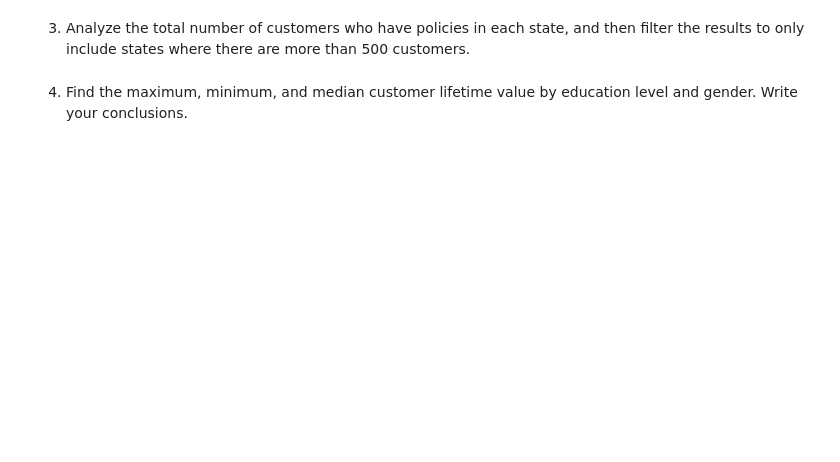
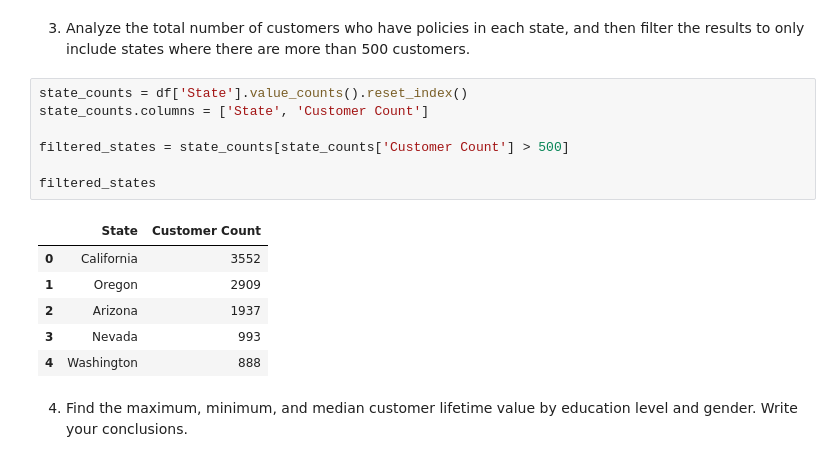
Before and after one commit to data-bootcamp-v4/lab-dw-data-aggregation-and-filtering, a Jupyter notebook: lab-dw-aggregating.ipynb, the cells around one changed output. Cells and saved outputs as stored; diff of their text form; blank space fills up the shorter version.

```diff
--- a/lab-dw-aggregating.ipynb
+++ b/lab-dw-aggregating.ipynb
@@ -27,4 +59,18 @@ df.head()
 # %% [markdown]
 3. Analyze the total number of customers who have policies in each state, and then filter the results to only include states where there are more than 500 customers.
+# %%
+state_counts = df['State'].value_counts().reset_index()
+state_counts.columns = ['State', 'Customer Count']
+
+filtered_states = state_counts[state_counts['Customer Count'] > 500]
+
+filtered_states
+# %% [output]
+|  | State | Customer Count |
+| 0 | California | 3552 |
+| 1 | Oregon | 2909 |
+| 2 | Arizona | 1937 |
+| 3 | Nevada | 993 |
+| 4 | Washington | 888 |
 # %% [markdown]
 4. Find the maximum, minimum, and median customer lifetime value by education level and gender. Write your conclusions.
```
Also changed, not shown: parts of 4 cells of this notebook.
